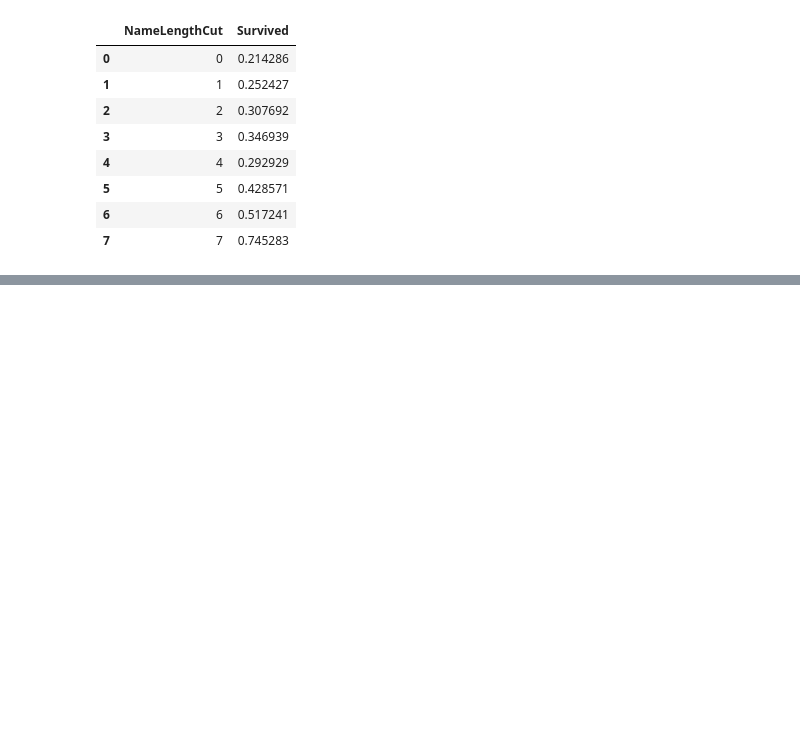
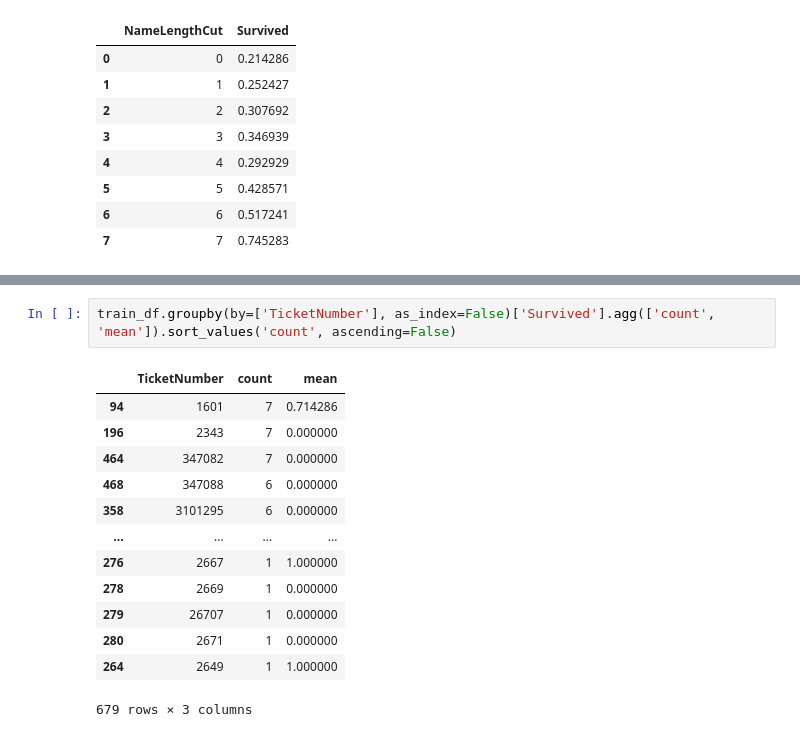
Before and after one commit to raviit244/Kaggle-Titanic, a Jupyter notebook: titanic_pred.ipynb, the cells around one changed output, grey strips where cells are left out. Saved outputs shown, nothing was run; the diff lists cells and outputs as text; blank space fills up the shorter version.

```diff
--- a/titanic_pred.ipynb
+++ b/titanic_pred.ipynb
@@ -367,0 +363,16 @@ dtype: object
+# %%
+train_df.groupby(by=['TicketNumber'], as_index=False)['Survived'].agg(['count', 'mean']).sort_values('count', ascending=False)
+# %% [output]
+|  | TicketNumber | count | mean |
+| 94 | 1601 | 7 | 0.714286 |
+| 196 | 2343 | 7 | 0.000000 |
+| 464 | 347082 | 7 | 0.000000 |
+| 468 | 347088 | 6 | 0.000000 |
+| 358 | 3101295 | 6 | 0.000000 |
+| ... | ... | ... | ... |
+| 276 | 2667 | 1 | 1.000000 |
+| 278 | 2669 | 1 | 0.000000 |
+| 279 | 26707 | 1 | 0.000000 |
+| 280 | 2671 | 1 | 0.000000 |
+| 264 | 2649 | 1 | 1.000000 |
+679 rows × 3 columns
```
Also changed, not shown: parts of 21 cells of this notebook.
